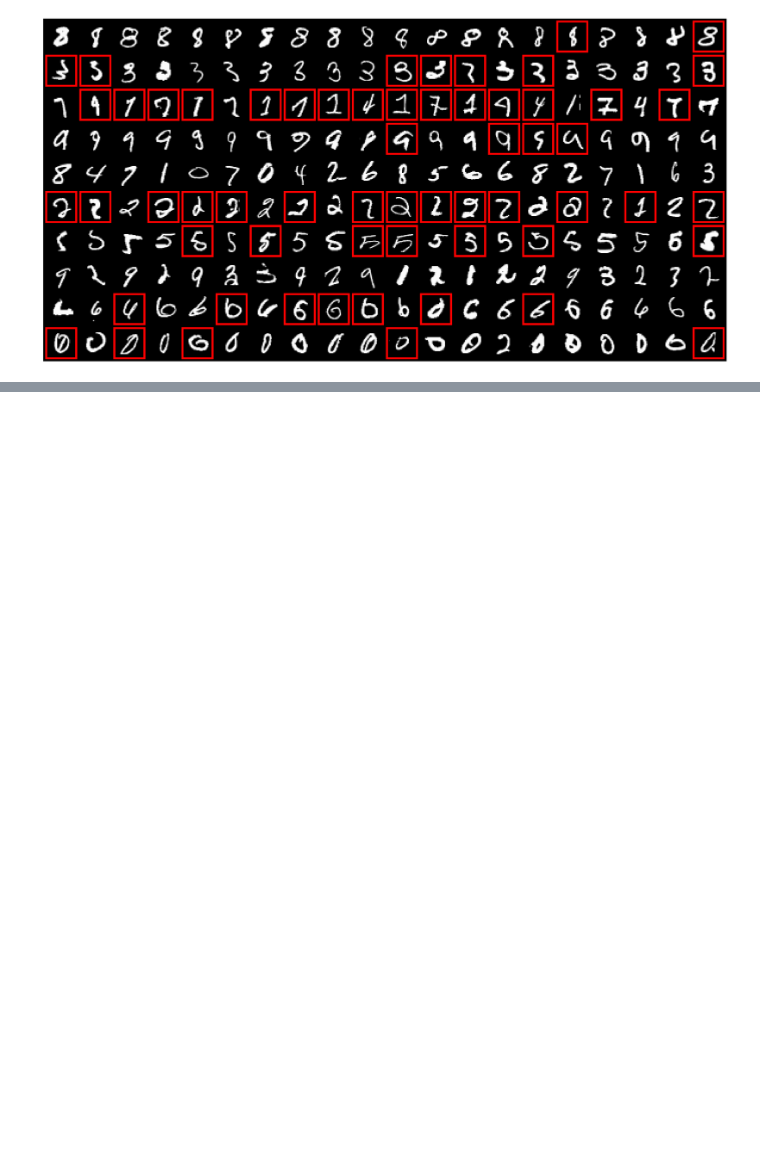
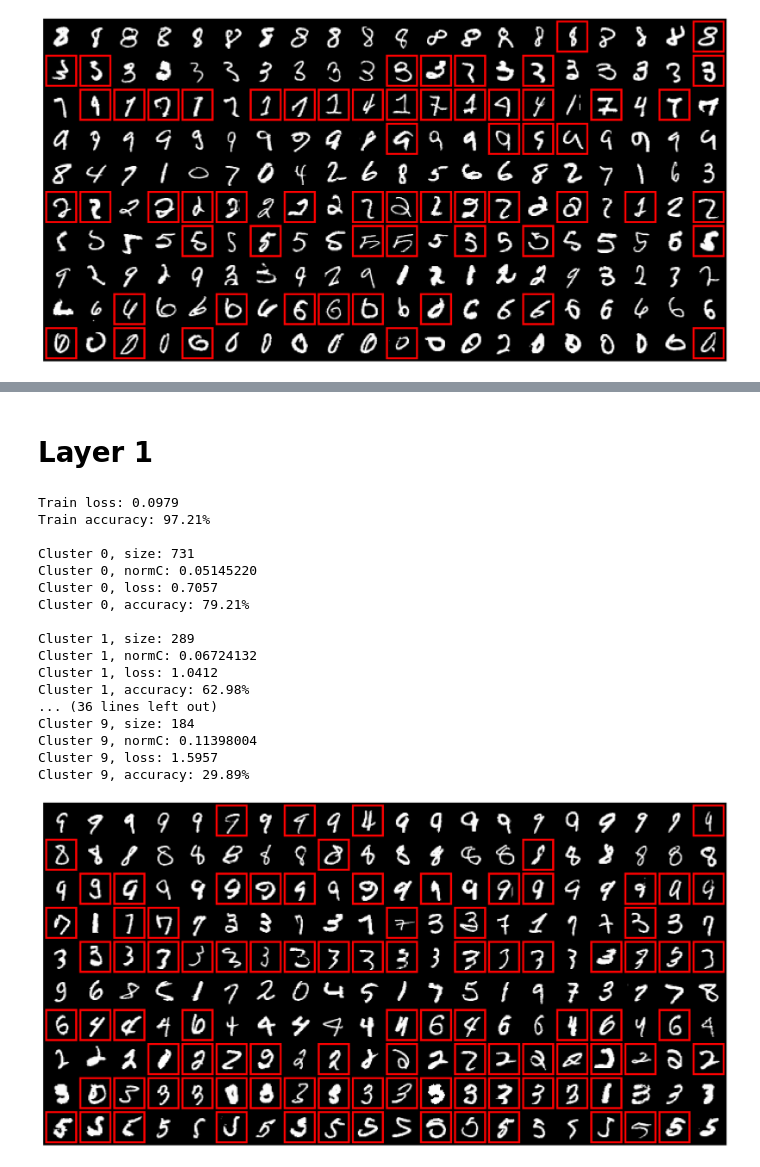
Before and after one commit to fartashf/gvar_code, a Jupyter notebook: notebooks/figures_gluster.ipynb, the cells around one changed output, grey strips where cells are left out. Saved outputs shown, nothing was run; the diff lists cells and outputs as text; code cells hidden in the pictures; blank space fills up the shorter version.

```diff
--- a/notebooks/figures_gluster.ipynb
+++ b/notebooks/figures_gluster.ipynb
@@ -195,0 +226,24 @@ Cluster 9, accuracy: 71.63%
+# %% [markdown]
+# Layer 1
+# %%
+run_name='mlp,nclusters_10,layer_1'
+plot_clusters(data, run_name)
+# %% [output]
+Train loss: 0.0979
+Train accuracy: 97.21%
+
+Cluster 0, size: 731
+Cluster 0, normC: 0.05145220
+Cluster 0, loss: 0.7057
+Cluster 0, accuracy: 79.21%
+
+Cluster 1, size: 289
+Cluster 1, normC: 0.06724132
+Cluster 1, loss: 1.0412
+Cluster 1, accuracy: 62.98%
+... (36 lines left out)
+Cluster 9, size: 184
+Cluster 9, normC: 0.11398004
+Cluster 9, loss: 1.5957
+Cluster 9, accuracy: 29.89%
+[figure, added]
```
Also changed, not shown: parts of 7 cells of this notebook, 2 other files.
